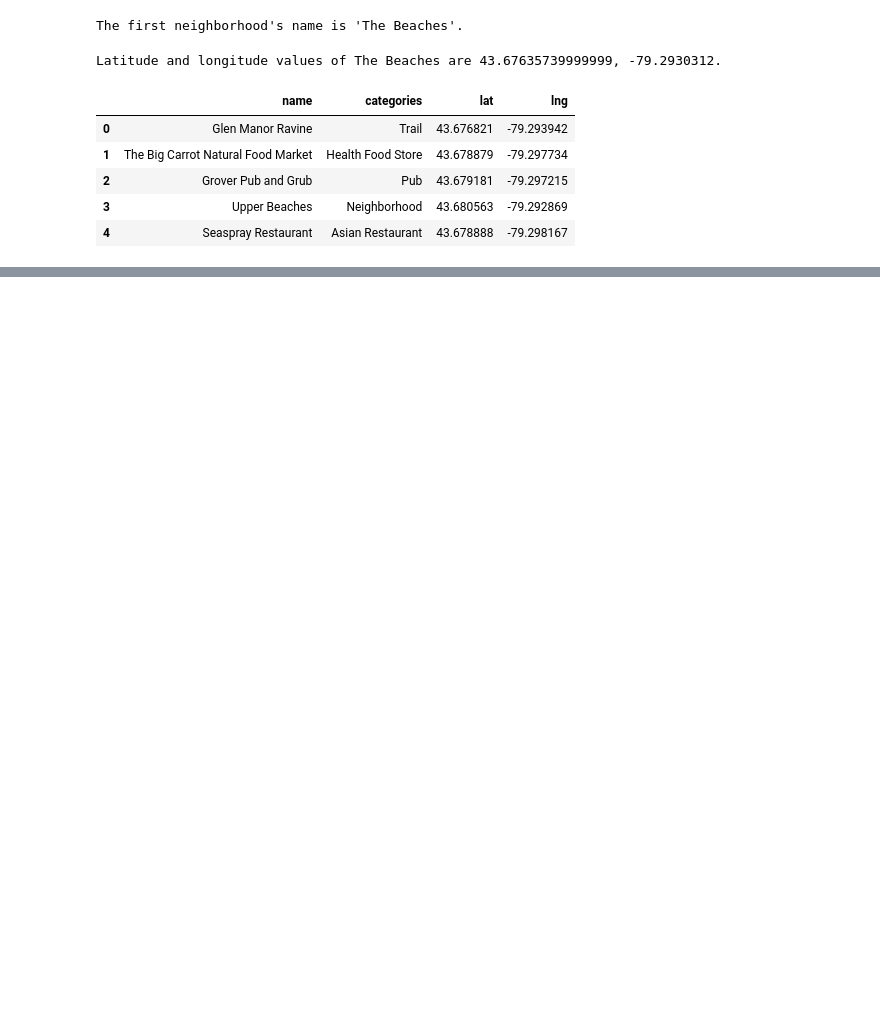
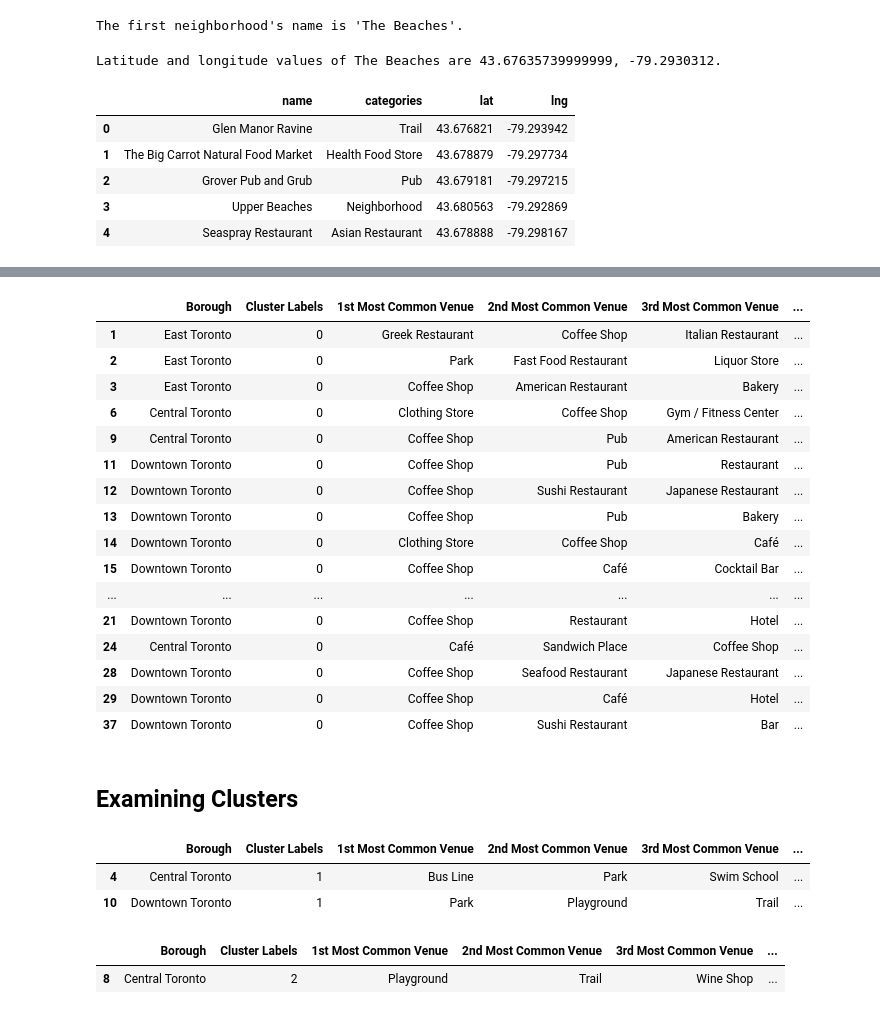
Before and after one commit to ahmedbashir-repo/Coursera_Capstone, a Jupyter notebook: Week-3/Segmenting and Clustering Neighborhoods in Toronto-1.ipynb, the cells around one changed output, grey strips where cells are left out. Cells and saved outputs as stored; diff of their text form; code cells hidden in the pictures; blank space fills up the shorter version.

```diff
--- a/Week-3/Segmenting and Clustering Neighborhoods in Toronto-1.ipynb
+++ b/Week-3/Segmenting and Clustering Neighborhoods in Toronto-1.ipynb
@@ -238,0 +317,12 @@ nearby_venues
+# %%
+# one hot encoding
+toronto_denc_onehot = pd.get_dummies(toronto_denc_venues[['Venue Category']], prefix="", prefix_sep="")
+
+# add neighborhood column back to dataframe
+toronto_denc_onehot['Neighborhood'] = toronto_denc_venues['Neighborhood']
+
+# move neighborhood column to the first column
+fixed_columns = [toronto_denc_onehot.columns[-1]] + list(toronto_denc_onehot.columns[:-1])
+toronto_denc_onehot = toronto_denc_onehot[fixed_columns]
+
+toronto_denc_onehot.head()
@@ -238,0 +337,3 @@ nearby_venues
+# %%
+toronto_denc_grouped = toronto_denc_onehot.groupby('Neighborhood').mean().reset_index()
+toronto_denc_grouped.head()
@@ -238,0 +381,11 @@ nearby_venues
+# %%
+# set number of clusters
+kclusters = 5
+
+toronto_denc_grouped_clustering = toronto_denc_grouped.drop('Neighborhood', 1)
+
+# run k-means clustering
+kmeans = KMeans(n_clusters=kclusters, random_state=0).fit(toronto_denc_grouped_clustering)
+
+# check cluster labels generated for each row in the dataframe
+kmeans.labels_[0:10]
@@ -238,0 +394,10 @@ nearby_venues
+# %%
+# add clustering labels
+neighborhoods_venues_sorted.insert(0, 'Cluster Labels', kmeans.labels_)
+
+toronto_denc_merged = df_toronto_denc
+
+# merge toronto_grouped with toronto_data to add latitude/longitude for each neighborhood
+toronto_denc_merged = toronto_denc_merged.join(neighborhoods_venues_sorted.set_index('Neighborhood'), on='Neighborhood')
+
+toronto_denc_merged.head() # check the last columns!
@@ -238,0 +441,33 @@ nearby_venues
+# %%
+toronto_denc_merged.loc[toronto_denc_merged['Cluster Labels'] == 0, toronto_denc_merged.columns[[1] + list(range(5, toronto_denc_merged.shape[1]))]]
+# %% [output]
+|  | Borough | Cluster Labels | 1st Most Common Venue | 2nd Most Common Venue | 3rd Most Common Venue | ... |
+| 1 | East Toronto | 0 | Greek Restaurant | Coffee Shop | Italian Restaurant | ... |
+| 2 | East Toronto | 0 | Park | Fast Food Restaurant | Liquor Store | ... |
+| 3 | East Toronto | 0 | Coffee Shop | American Restaurant | Bakery | ... |
+| 6 | Central Toronto | 0 | Clothing Store | Coffee Shop | Gym / Fitness Center | ... |
+| 9 | Central Toronto | 0 | Coffee Shop | Pub | American Restaurant | ... |
+| 11 | Downtown Toronto | 0 | Coffee Shop | Pub | Restaurant | ... |
+| 12 | Downtown Toronto | 0 | Coffee Shop | Sushi Restaurant | Japanese Restaurant | ... |
+| 13 | Downtown Toronto | 0 | Coffee Shop | Pub | Bakery | ... |
+| 14 | Downtown Toronto | 0 | Clothing Store | Coffee Shop | Café | ... |
+| 15 | Downtown Toronto | 0 | Coffee Shop | Café | Cocktail Bar | ... |
+| ... | ... | ... | ... | ... | ... | ... |
+| 21 | Downtown Toronto | 0 | Coffee Shop | Restaurant | Hotel | ... |
+| 24 | Central Toronto | 0 | Café | Sandwich Place | Coffee Shop | ... |
+| 28 | Downtown Toronto | 0 | Coffee Shop | Seafood Restaurant | Japanese Restaurant | ... |
+| 29 | Downtown Toronto | 0 | Coffee Shop | Café | Hotel | ... |
+| 37 | Downtown Toronto | 0 | Coffee Shop | Sushi Restaurant | Bar | ... |
+# %% [markdown]
+## Examining Clusters
+# %%
+toronto_denc_merged.loc[toronto_denc_merged['Cluster Labels'] == 1, toronto_denc_merged.columns[[1] + list(range(5, toronto_denc_merged.shape[1]))]]
+# %% [output]
+|  | Borough | Cluster Labels | 1st Most Common Venue | 2nd Most Common Venue | 3rd Most Common Venue | ... |
+| 4 | Central Toronto | 1 | Bus Line | Park | Swim School | ... |
+| 10 | Downtown Toronto | 1 | Park | Playground | Trail | ... |
+# %%
+toronto_denc_merged.loc[toronto_denc_merged['Cluster Labels'] == 2, toronto_denc_merged.columns[[1] + list(range(5, toronto_denc_merged.shape[1]))]]
+# %% [output]
+|  | Borough | Cluster Labels | 1st Most Common Venue | 2nd Most Common Venue | 3rd Most Common Venue | ... |
+| 8 | Central Toronto | 2 | Playground | Trail | Wine Shop | ... |
```
Also changed, not shown: parts of 12 cells of this notebook.
